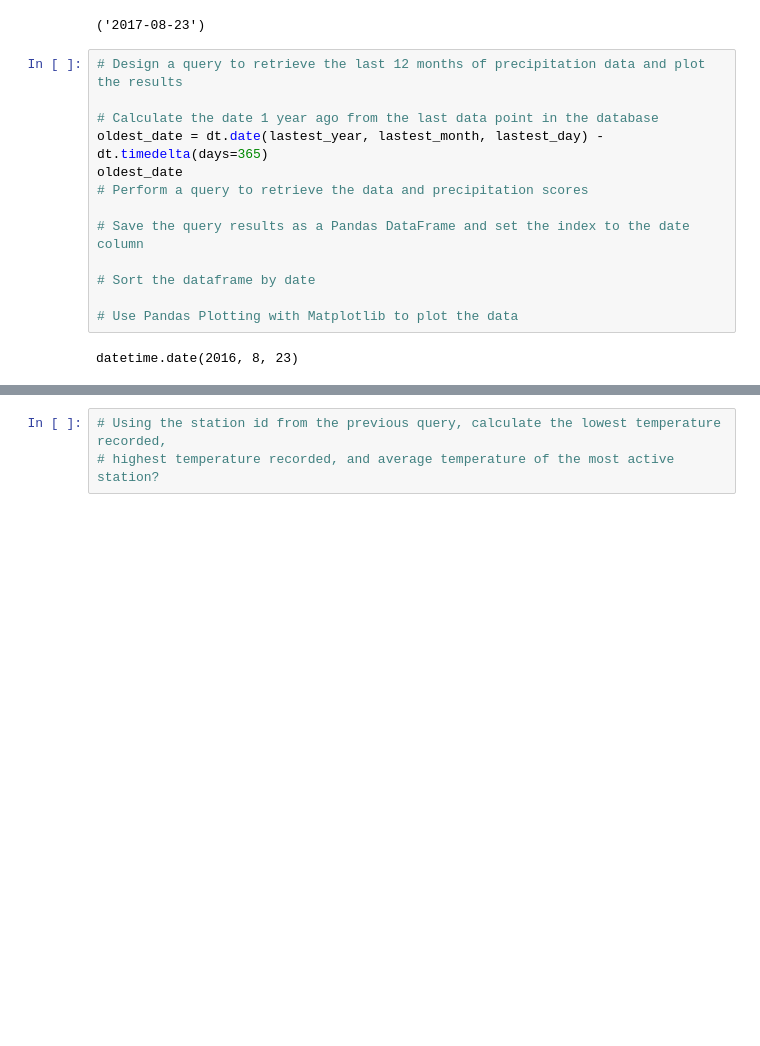
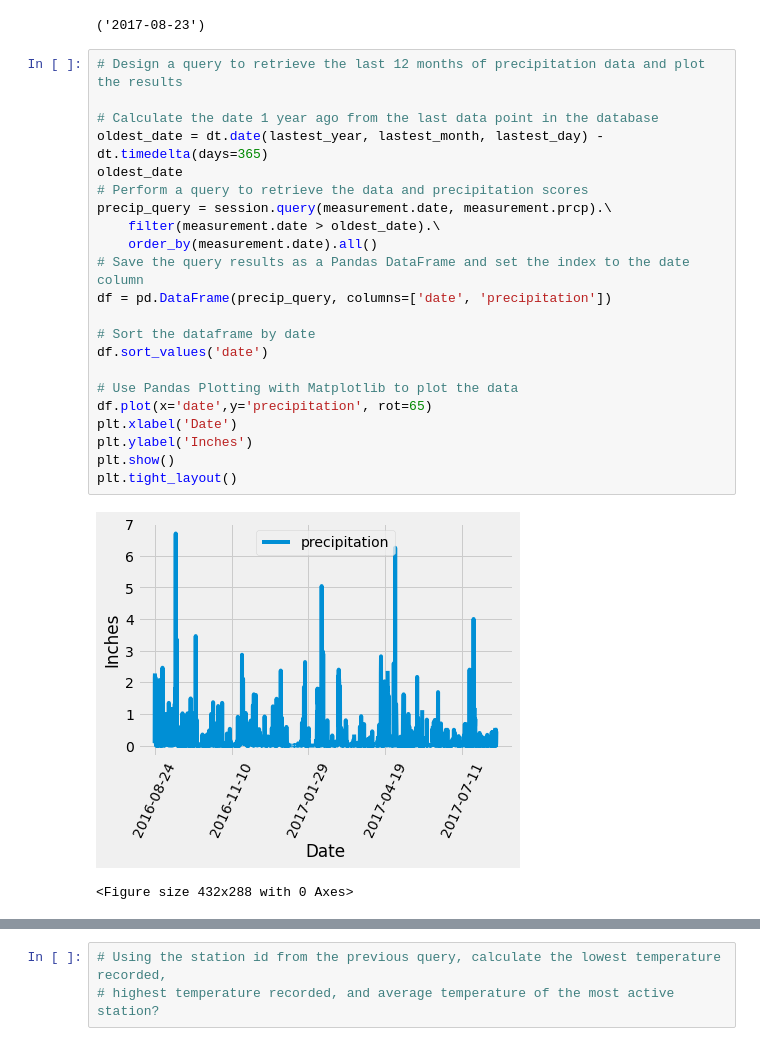
Before and after one commit to eisenba/sqlalchemy-challenge, a Jupyter notebook: climate_starter.ipynb, the cells around one changed output, grey strips where cells are left out. Drawn from its saved outputs; the diff is of its cells as text; blank space fills up the shorter version.

Commit message:
Adds precip plot

```diff
--- a/climate_starter.ipynb
+++ b/climate_starter.ipynb
@@ -74,17 +74,27 @@ lastest_date
 # %%
 # Design a query to retrieve the last 12 months of precipitation data and plot the results
 
 # Calculate the date 1 year ago from the last data point in the database
 oldest_date = dt.date(lastest_year, lastest_month, lastest_day) - dt.timedelta(days=365)
 oldest_date
 # Perform a query to retrieve the data and precipitation scores
-
+precip_query = session.query(measurement.date, measurement.prcp).\
+    filter(measurement.date > oldest_date).\
+    order_by(measurement.date).all()
 # Save the query results as a Pandas DataFrame and set the index to the date column
+df = pd.DataFrame(precip_query, columns=['date', 'precipitation'])
 
 # Sort the dataframe by date
+df.sort_values('date')
 
 # Use Pandas Plotting with Matplotlib to plot the data
+df.plot(x='date',y='precipitation', rot=65)
+plt.xlabel('Date')
+plt.ylabel('Inches')
+plt.show()
+plt.tight_layout()
 # %% [output]
+[figure, added]
-datetime.date(2016, 8, 23)
+<Figure size 432x288 with 0 Axes>
 # %%
 # Use Pandas to calcualte the summary statistics for the precipitation data
```
Also changed, not shown: parts of 4 cells of this notebook.
